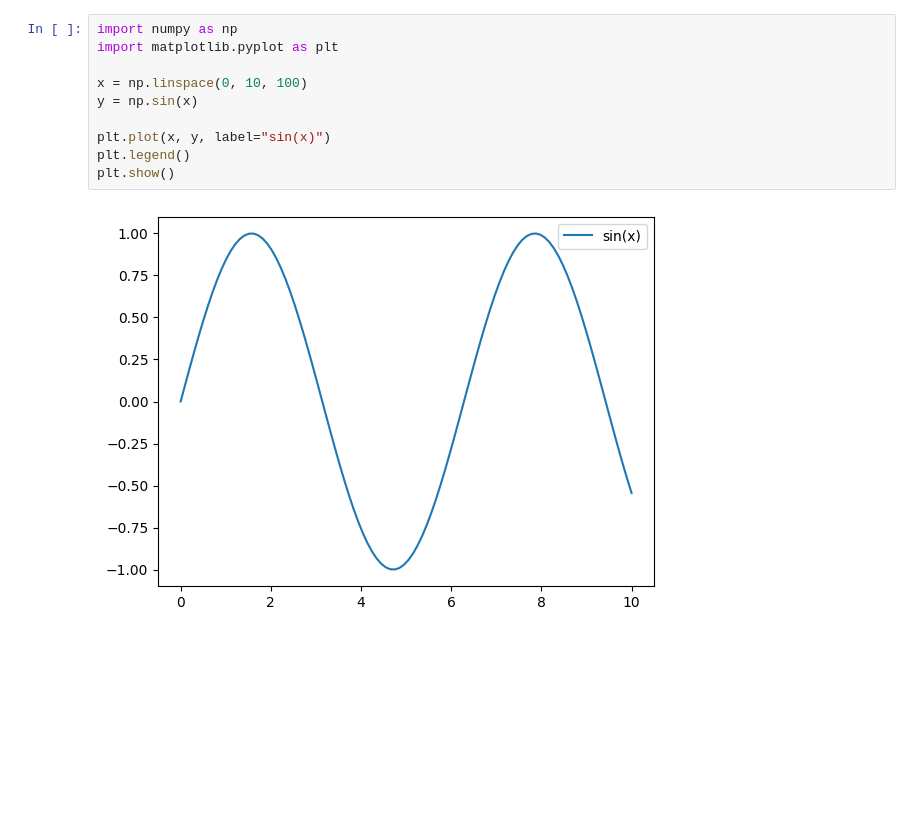
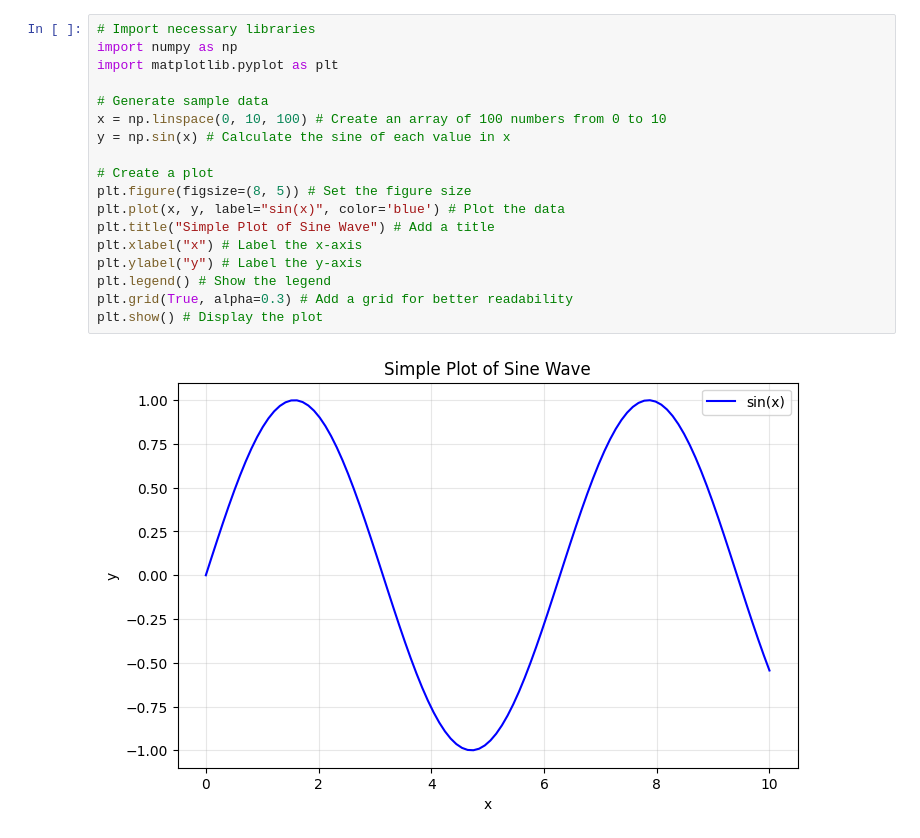
Before and after one commit to CodeHunterOfficial/mycourse, a Jupyter notebook: notebook1.ipynb, the cells around one changed output. Drawn from its saved outputs; the diff is of its cells as text; blank space fills up the shorter version.

```diff
--- a/notebook1.ipynb
+++ b/notebook1.ipynb
@@ -1,12 +1,20 @@
 # %%
+# Import necessary libraries
 import numpy as np
 import matplotlib.pyplot as plt
 
-x = np.linspace(0, 10, 100)
-y = np.sin(x)
+# Generate sample data
+x = np.linspace(0, 10, 100) # Create an array of 100 numbers from 0 to 10
+y = np.sin(x) # Calculate the sine of each value in x
 
-plt.plot(x, y, label="sin(x)")
-plt.legend()
-plt.show()
+# Create a plot
+plt.figure(figsize=(8, 5)) # Set the figure size
+plt.plot(x, y, label="sin(x)", color='blue') # Plot the data
+plt.title("Simple Plot of Sine Wave") # Add a title
+plt.xlabel("x") # Label the x-axis
+plt.ylabel("y") # Label the y-axis
+plt.legend() # Show the legend
+plt.grid(True, alpha=0.3) # Add a grid for better readability
+plt.show() # Display the plot
 # %% [output]
-[figure, old version]
+[figure, new version]
```
Also changed, not shown: 6 other files.
